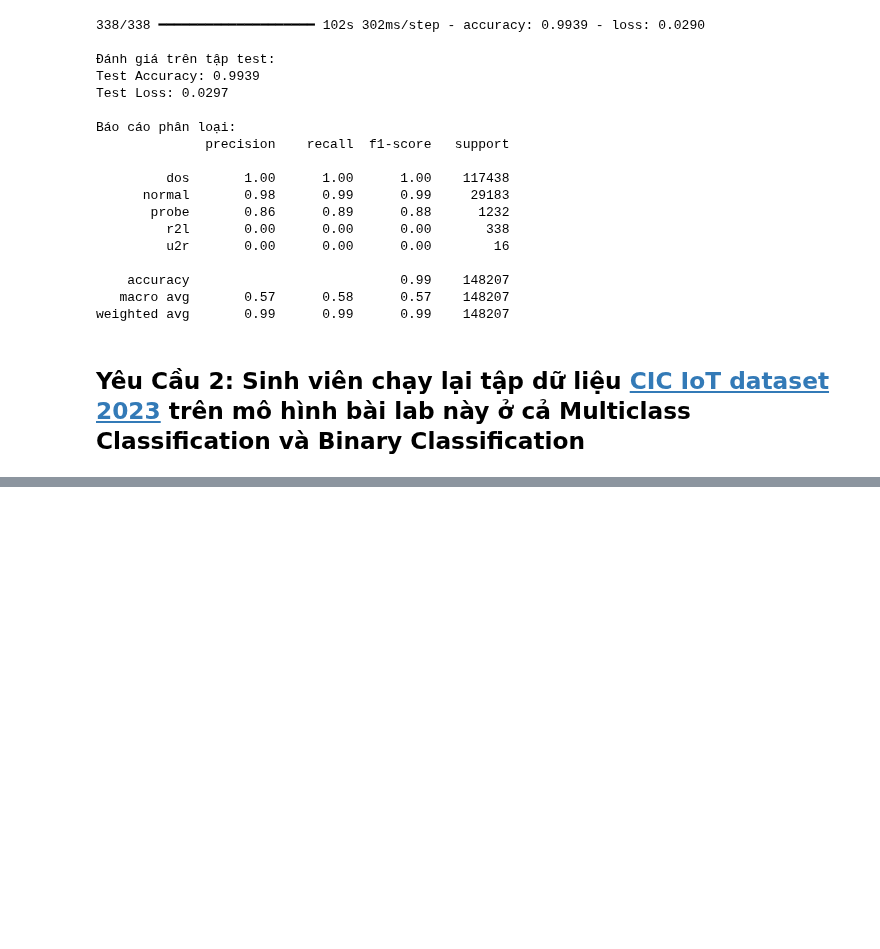
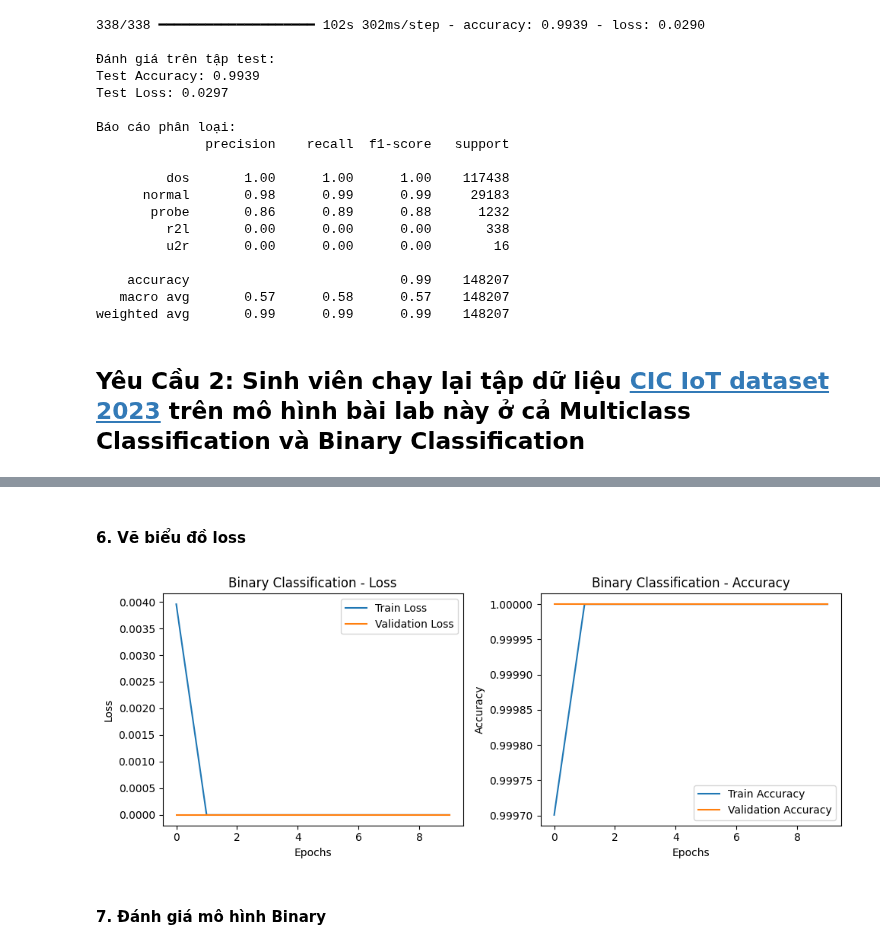
Before and after one commit to WanThinnn/NT522_MLIS-Lab, a Jupyter notebook: Labs/Lab_5/Lab_5.ipynb, the cells around one changed output, grey strips where cells are left out. Saved outputs shown, nothing was run; the diff lists cells and outputs as text; code cells hidden in the pictures; blank space fills up the shorter version.

```diff
--- a/Labs/Lab_5/Lab_5.ipynb
+++ b/Labs/Lab_5/Lab_5.ipynb
@@ -542,0 +533,6 @@ score1 = model.evaluate(x_train, y_train, batch_size=1024)
+# %%
+X_train_bin, X_test_bin, y_train_bin, y_test_bin = train_test_split(
+    X_cic_scaled, y_binary, test_size=0.3, random_state=42, stratify=y_binary
+)
+
+print(f"Train set: {X_train_bin.shape}, Test set: {X_test_bin.shape}")
@@ -542,0 +590,9 @@ score1 = model.evaluate(x_train, y_train, batch_size=1024)
+# %%
+print("Training Binary Classification model...")
+history_binary = model_binary.fit(
+    X_train_bin, y_train_bin,
+    epochs=10,
+    batch_size=1024,
+    validation_split=0.2,
+    verbose=1
+)
@@ -542,0 +617,27 @@ score1 = model.evaluate(x_train, y_train, batch_size=1024)
+# %% [markdown]
+
+#### **6. Vẽ biểu đồ loss**
+# %%
+plt.figure(figsize=(10, 4))
+plt.subplot(1, 2, 1)
+plt.plot(history_binary.history['loss'], label='Train Loss')
+plt.plot(history_binary.history['val_loss'], label='Validation Loss')
+plt.title('Binary Classification - Loss')
+plt.xlabel('Epochs')
+plt.ylabel('Loss')
+plt.legend()
+
+plt.subplot(1, 2, 2)
+plt.plot(history_binary.history['accuracy'], label='Train Accuracy')
+plt.plot(history_binary.history['val_accuracy'], label='Validation Accuracy')
+plt.title('Binary Classification - Accuracy')
+plt.xlabel('Epochs')
+plt.ylabel('Accuracy')
+plt.legend()
+plt.tight_layout()
+plt.show()
+# %% [output]
+[figure, added]
+# %% [markdown]
+
+#### **7. Đánh giá mô hình Binary**
```
Also changed, not shown: parts of 30 cells of this notebook.
